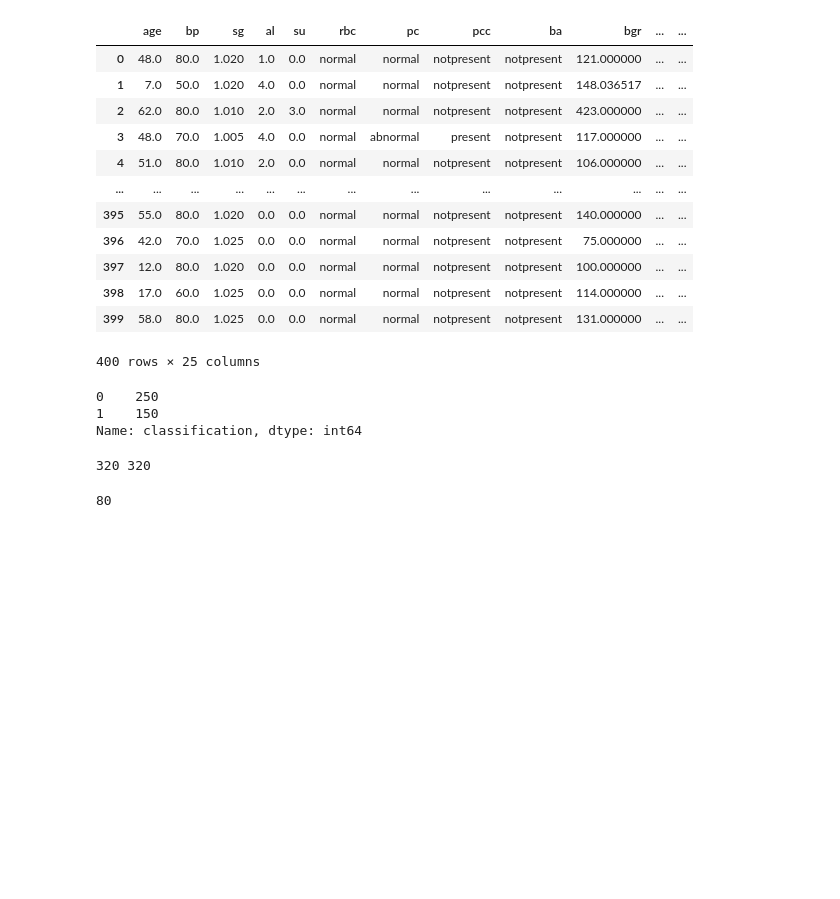
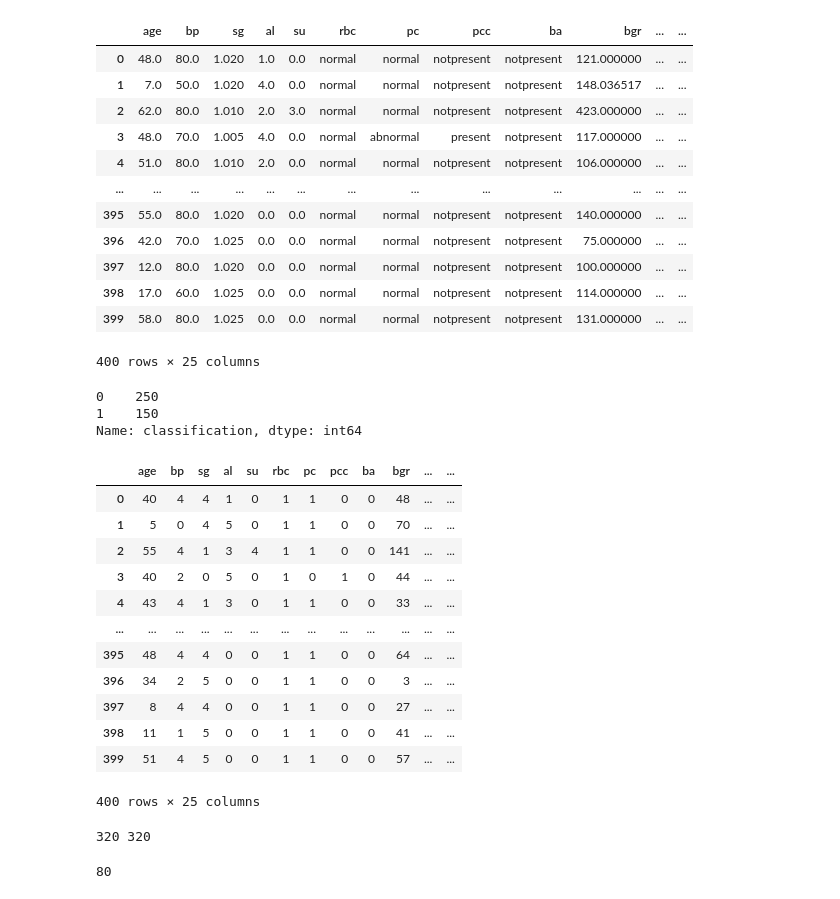
Before and after one commit to GustavoBecerra1109/-Solucion-LHS-para-mejorar-los-servicios-de-salud-renal-en-Lima-Metropolitana, a Jupyter notebook: Decision-Tree.ipynb, the cells around one changed output. Saved outputs shown, nothing was run; the diff lists cells and outputs as text; code cells hidden in the pictures; blank space fills up the shorter version.

```diff
--- a/Decision-Tree.ipynb
+++ b/Decision-Tree.ipynb
@@ -72,2 +80,18 @@ Name: classification, dtype: int64
+# %%
+df
+# %% [output]
+|  | age | bp | sg | al | su | rbc | pc | pcc | ba | bgr | ... | ... |
+| 0 | 40 | 4 | 4 | 1 | 0 | 1 | 1 | 0 | 0 | 48 | ... | ... |
+| 1 | 5 | 0 | 4 | 5 | 0 | 1 | 1 | 0 | 0 | 70 | ... | ... |
+| 2 | 55 | 4 | 1 | 3 | 4 | 1 | 1 | 0 | 0 | 141 | ... | ... |
+| 3 | 40 | 2 | 0 | 5 | 0 | 1 | 0 | 1 | 0 | 44 | ... | ... |
+| 4 | 43 | 4 | 1 | 3 | 0 | 1 | 1 | 0 | 0 | 33 | ... | ... |
+| ... | ... | ... | ... | ... | ... | ... | ... | ... | ... | ... | ... | ... |
+| 395 | 48 | 4 | 4 | 0 | 0 | 1 | 1 | 0 | 0 | 64 | ... | ... |
+| 396 | 34 | 2 | 5 | 0 | 0 | 1 | 1 | 0 | 0 | 3 | ... | ... |
+| 397 | 8 | 4 | 4 | 0 | 0 | 1 | 1 | 0 | 0 | 27 | ... | ... |
+| 398 | 11 | 1 | 5 | 0 | 0 | 1 | 1 | 0 | 0 | 41 | ... | ... |
+| 399 | 51 | 4 | 5 | 0 | 0 | 1 | 1 | 0 | 0 | 57 | ... | ... |
+400 rows × 25 columns
 # %%
 #train_test_split and x, y declarations
```
Also changed, not shown: parts of 19 cells of this notebook, 11 other files.
